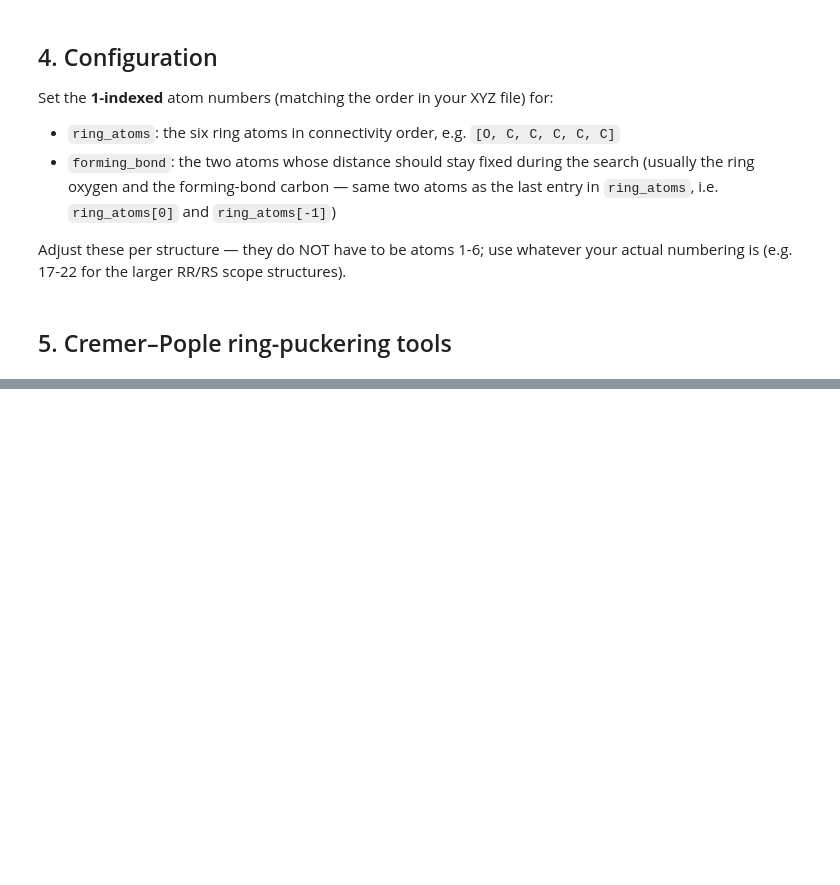
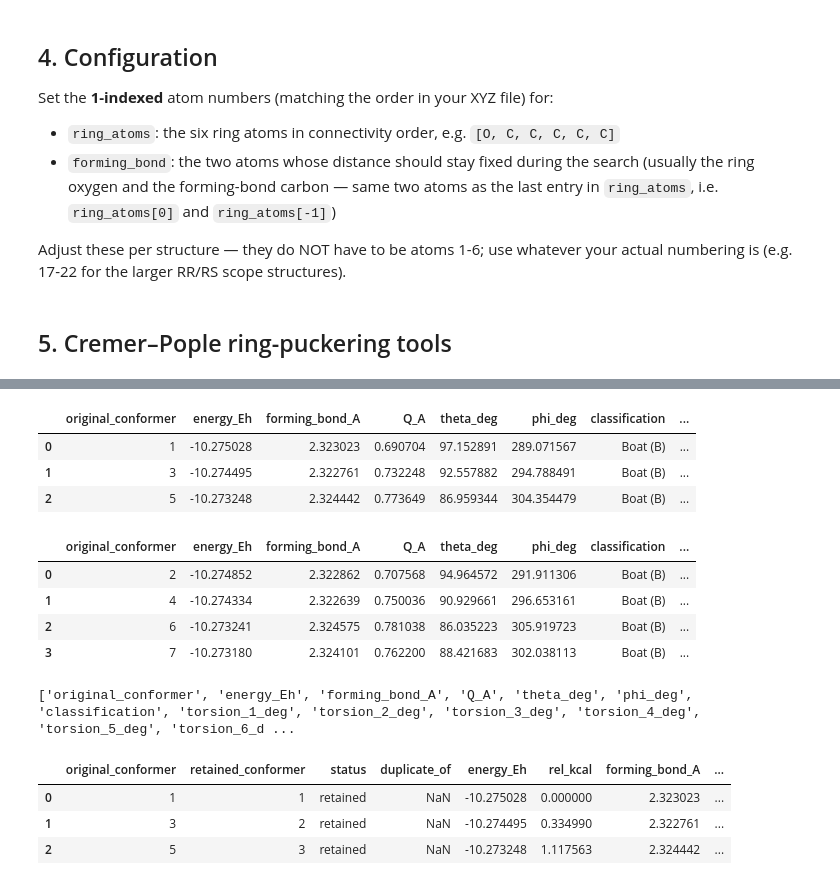
Before and after one commit to bangaru01/C_programing, a Jupyter notebook: TS_ring_pucker_CREST.ipynb, the cells around one changed output, grey strips where cells are left out. Cells and saved outputs as stored; diff of their text form; code cells hidden in the pictures; blank space fills up the shorter version.

```diff
--- a/TS_ring_pucker_CREST.ipynb
+++ b/TS_ring_pucker_CREST.ipynb
@@ -285,0 +281,7 @@ batch_df
+# %%
+def distance_from_frame(frame, i, j):
+    """Return a distance in Å using 1-indexed atom numbers."""
+    validate_atom_indices(frame, [i, j], "distance_atoms")
+
+    coords = frame["coords"]
+    return float(np.linalg.norm(coords[i - 1] - coords[j - 1]))
@@ -285,0 +427,12 @@ batch_df
+# %%
+def torsion_differences(torsions_a, torsions_b):
+    """
+    Return smallest absolute periodic differences in degrees.
+    """
+    a = np.asarray(torsions_a, dtype=float)
+    b = np.asarray(torsions_b, dtype=float)
+
+    if a.shape != b.shape:
+        raise ValueError("Torsion vectors have different shapes")
+
+    return np.abs((a - b + 180.0) % 360.0 - 180.0)
@@ -285,0 +1067,54 @@ batch_df
+# %%
+diagnostic_retained_frames, diagnostic_df, diagnostic_duplicates_df = (
+    analyze_and_deduplicate(
+        conformer_file=diagnostic_conformer_file,
+        ring_atoms=ring_atoms,
+        forming_bond=forming_bond,
+        torsion_tolerance_deg=5.0,
+    )
+)
+
+display(diagnostic_df)
+display(diagnostic_duplicates_df)
+# %% [output]
+|  | original_conformer | energy_Eh | forming_bond_A | Q_A | theta_deg | phi_deg | classification | ... |
+| 0 | 1 | -10.275028 | 2.323023 | 0.690704 | 97.152891 | 289.071567 | Boat (B) | ... |
+| 1 | 3 | -10.274495 | 2.322761 | 0.732248 | 92.557882 | 294.788491 | Boat (B) | ... |
+| 2 | 5 | -10.273248 | 2.324442 | 0.773649 | 86.959344 | 304.354479 | Boat (B) | ... |
+|  | original_conformer | energy_Eh | forming_bond_A | Q_A | theta_deg | phi_deg | classification | ... |
+| 0 | 2 | -10.274852 | 2.322862 | 0.707568 | 94.964572 | 291.911306 | Boat (B) | ... |
+| 1 | 4 | -10.274334 | 2.322639 | 0.750036 | 90.929661 | 296.653161 | Boat (B) | ... |
+| 2 | 6 | -10.273241 | 2.324575 | 0.781038 | 86.035223 | 305.919723 | Boat (B) | ... |
+| 3 | 7 | -10.273180 | 2.324101 | 0.762200 | 88.421683 | 302.038113 | Boat (B) | ... |
+# %%
+print(diagnostic_df.columns.tolist())
+# %% [output]
+['original_conformer', 'energy_Eh', 'forming_bond_A', 'Q_A', 'theta_deg', 'phi_deg', 'classification', 'torsion_1_deg', 'torsion_2_deg', 'torsion_3_deg', 'torsion_4_deg', 'torsion_5_deg', 'torsion_6_d ...
+# %%
+pd.set_option("display.max_columns", None)
+pd.set_option("display.width", 240)
+
+display(
+    diagnostic_df[
+        [
+            "original_conformer",
+            "retained_conformer",
+            "status",
+            "duplicate_of",
+            "energy_Eh",
+            "rel_kcal",
+            "forming_bond_A",
+            "Q_A",
+            "theta_deg",
+            "phi_deg",
+            "classification",
+            "max_torsion_difference_deg",
+            "mean_torsion_difference_deg",
+        ]
+    ]
+)
+# %% [output]
+|  | original_conformer | retained_conformer | status | duplicate_of | energy_Eh | rel_kcal | forming_bond_A | ... |
+| 0 | 1 | 1 | retained | NaN | -10.275028 | 0.000000 | 2.323023 | ... |
+| 1 | 3 | 2 | retained | NaN | -10.274495 | 0.334990 | 2.322761 | ... |
+| 2 | 5 | 3 | retained | NaN | -10.273248 | 1.117563 | 2.324442 | ... |
```
Also changed, not shown: parts of 56 cells of this notebook.
